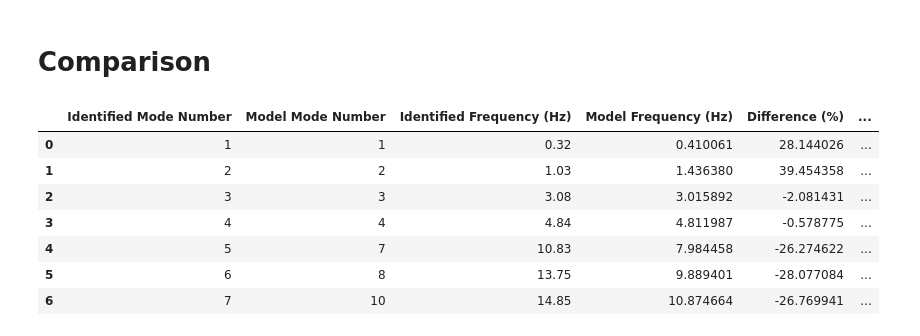
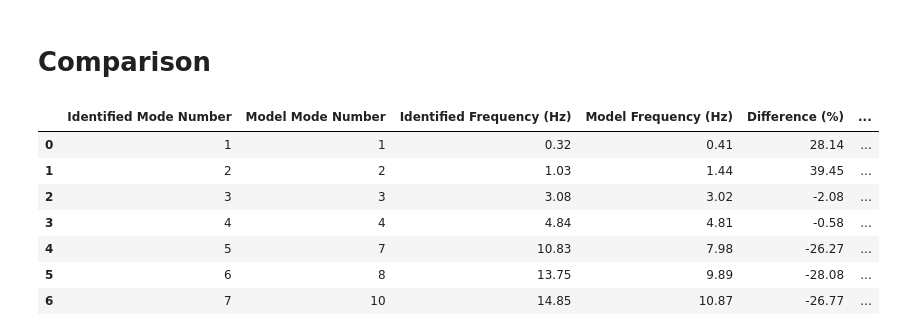
Before and after one commit to Aminealami16/Monitoring-of-Structural-Health-and-Geohazards, a Jupyter notebook: vibration_of_building/02_pre_validation.ipynb, the cells around one changed output. Cells and saved outputs as stored; diff of their text form; code cells hidden in the pictures.

```diff
--- a/vibration_of_building/02_pre_validation.ipynb
+++ b/vibration_of_building/02_pre_validation.ipynb
@@ -109,30 +110,31 @@ Mode pairs (identified mode number, model mode number):
 # %%
 # Extract the modelled frequencies corresponding to the mode pairs
 freq_m_selected = freq_m[modepairs[:, 1] - 1]
 
 # Calculate percentage difference
 difference_percent = (freq_m_selected - freq_id[modepairs[:, 0] - 1]) / freq_id[modepairs[:, 0] - 1] * 100
 
 # Extract MAC values for the paired modes
 MAC_value = MAC[modepairs[:, 1] - 1, modepairs[:, 0] - 1]
 
 # Create a DataFrame for better visualization
 df = pd.DataFrame({
     'Identified Mode Number': modepairs[:, 0],
     'Model Mode Number': modepairs[:, 1],
     'Identified Frequency (Hz)': freq_id[modepairs[:, 0] - 1],
     'Model Frequency (Hz)': freq_m_selected,
     'Difference (%)': difference_percent,
     'MAC Value': MAC_value
 })
 
+df[['Model Frequency (Hz)', 'Difference (%)', 'MAC Value']] = df[['Model Frequency (Hz)', 'Difference (%)', 'MAC Value']].round(2)
 display(df)
 # %% [output]
 |  | Identified Mode Number | Model Mode Number | Identified Frequency (Hz) | Model Frequency (Hz) | Difference (%) | ... |
-| 0 | 1 | 1 | 0.32 | 0.410061 | 28.144026 | ... |
-| 1 | 2 | 2 | 1.03 | 1.436380 | 39.454358 | ... |
-| 2 | 3 | 3 | 3.08 | 3.015892 | -2.081431 | ... |
-| 3 | 4 | 4 | 4.84 | 4.811987 | -0.578775 | ... |
-| 4 | 5 | 7 | 10.83 | 7.984458 | -26.274622 | ... |
-| 5 | 6 | 8 | 13.75 | 9.889401 | -28.077084 | ... |
-| 6 | 7 | 10 | 14.85 | 10.874664 | -26.769941 | ... |
+| 0 | 1 | 1 | 0.32 | 0.41 | 28.14 | ... |
+| 1 | 2 | 2 | 1.03 | 1.44 | 39.45 | ... |
+| 2 | 3 | 3 | 3.08 | 3.02 | -2.08 | ... |
+| 3 | 4 | 4 | 4.84 | 4.81 | -0.58 | ... |
+| 4 | 5 | 7 | 10.83 | 7.98 | -26.27 | ... |
+| 5 | 6 | 8 | 13.75 | 9.89 | -28.08 | ... |
+| 6 | 7 | 10 | 14.85 | 10.87 | -26.77 | ... |
```
Also changed, not shown: parts of 1 cell of this notebook, 25 other files.
